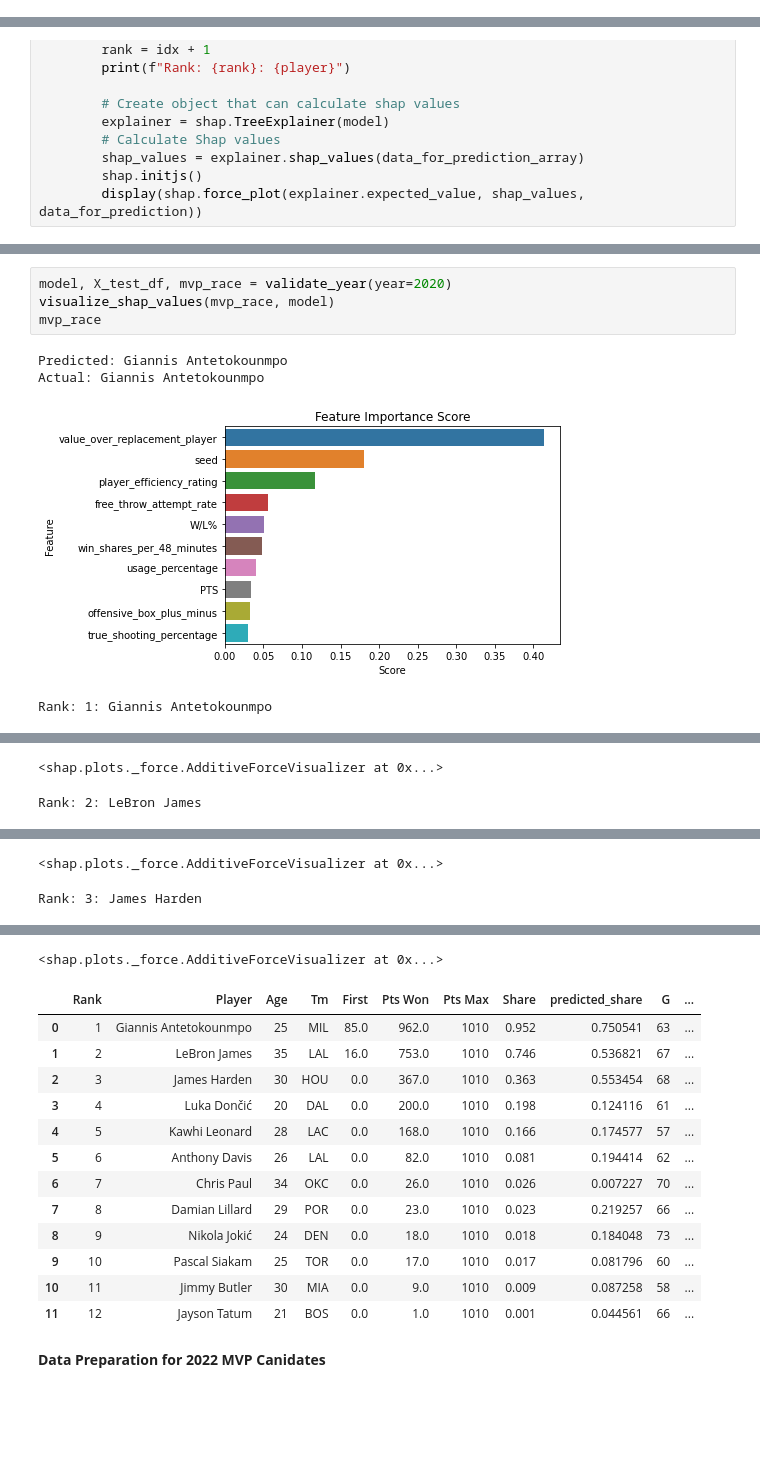
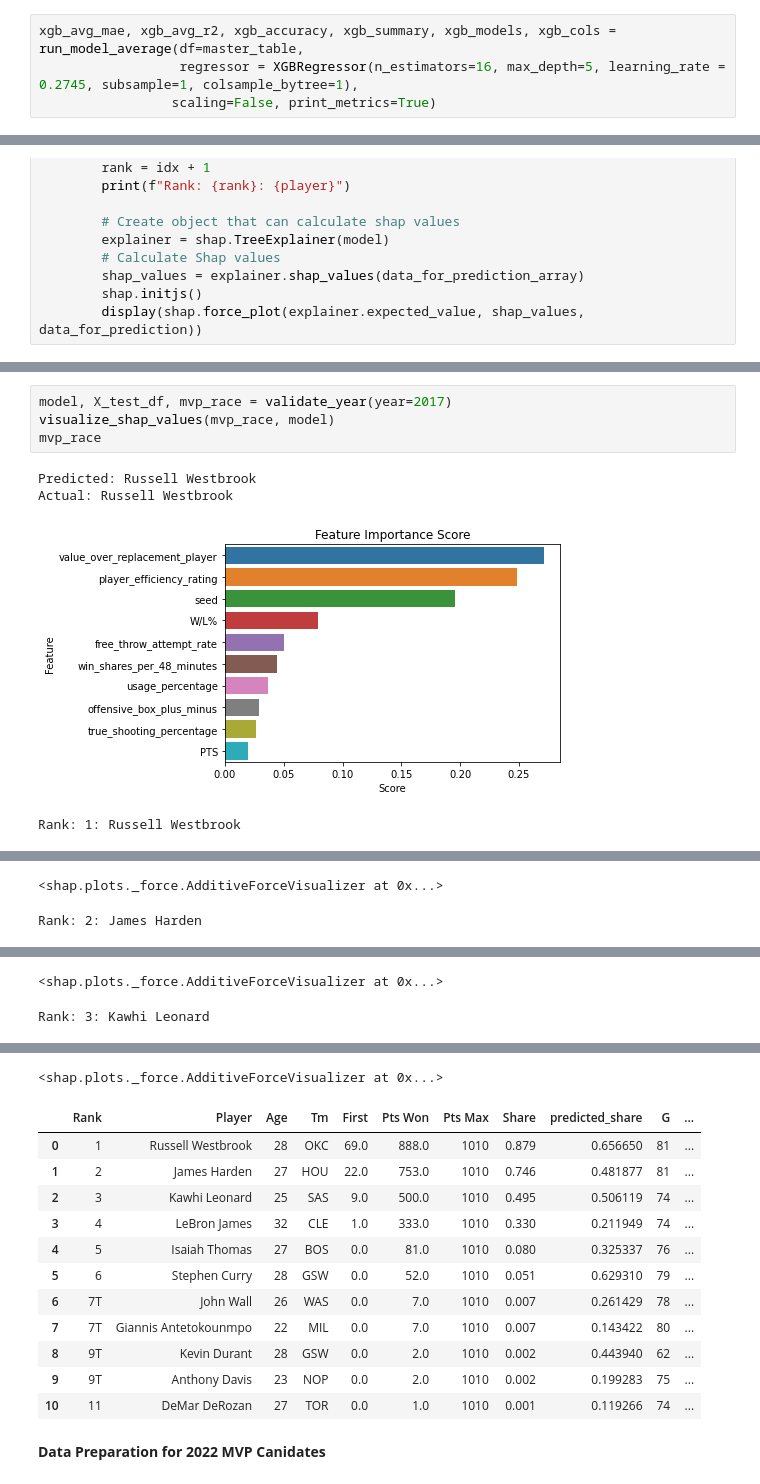
Before and after one commit to stephenakwaowo/NBA-MVP-Predictor-2023, a Jupyter notebook: MVP Predictor Model.ipynb, the cells around one changed output, grey strips where cells are left out. Cells and saved outputs as stored; diff of their text form; blank space fills up the shorter version.

Commit message:
MVP Predictor Model

```diff
--- a/MVP Predictor Model.ipynb
+++ b/MVP Predictor Model.ipynb
@@ -331,0 +387,4 @@ Prediction accuracy: 0.7619047619047619
+# %%
+xgb_avg_mae, xgb_avg_r2, xgb_accuracy, xgb_summary, xgb_models, xgb_cols = run_model_average(df=master_table,
+                  regressor = XGBRegressor(n_estimators=16, max_depth=5, learning_rate = 0.2745, subsample=1, colsample_bytree=1),
+                 scaling=False, print_metrics=True)
@@ -419,33 +483,32 @@ def visualize_shap_values(mvp_race, model):
 # %%
-model, X_test_df, mvp_race = validate_year(year=2020)
+model, X_test_df, mvp_race = validate_year(year=2017)
 visualize_shap_values(mvp_race, model)
 mvp_race
 # %% [output]
-Predicted: Giannis Antetokounmpo
-Actual: Giannis Antetokounmpo
+Predicted: Russell Westbrook
+Actual: Russell Westbrook
-[figure, old version]
+[figure, new version]
-Rank: 1: Giannis Antetokounmpo
+Rank: 1: Russell Westbrook
 [interactive output not drawn]
 <shap.plots._force.AdditiveForceVisualizer at 0x...>
-Rank: 2: LeBron James
+Rank: 2: James Harden
 [interactive output not drawn]
 <shap.plots._force.AdditiveForceVisualizer at 0x...>
-Rank: 3: James Harden
+Rank: 3: Kawhi Leonard
 [interactive output not drawn]
 <shap.plots._force.AdditiveForceVisualizer at 0x...>
 |  | Rank | Player | Age | Tm | First | Pts Won | Pts Max | Share | predicted_share | G | ... |
-| 0 | 1 | Giannis Antetokounmpo | 25 | MIL | 85.0 | 962.0 | 1010 | 0.952 | 0.750541 | 63 | ... |
-| 1 | 2 | LeBron James | 35 | LAL | 16.0 | 753.0 | 1010 | 0.746 | 0.536821 | 67 | ... |
-| 2 | 3 | James Harden | 30 | HOU | 0.0 | 367.0 | 1010 | 0.363 | 0.553454 | 68 | ... |
-| 3 | 4 | Luka Dončić | 20 | DAL | 0.0 | 200.0 | 1010 | 0.198 | 0.124116 | 61 | ... |
-| 4 | 5 | Kawhi Leonard | 28 | LAC | 0.0 | 168.0 | 1010 | 0.166 | 0.174577 | 57 | ... |
-| 5 | 6 | Anthony Davis | 26 | LAL | 0.0 | 82.0 | 1010 | 0.081 | 0.194414 | 62 | ... |
-| 6 | 7 | Chris Paul | 34 | OKC | 0.0 | 26.0 | 1010 | 0.026 | 0.007227 | 70 | ... |
-| 7 | 8 | Damian Lillard | 29 | POR | 0.0 | 23.0 | 1010 | 0.023 | 0.219257 | 66 | ... |
-| 8 | 9 | Nikola Jokić | 24 | DEN | 0.0 | 18.0 | 1010 | 0.018 | 0.184048 | 73 | ... |
-| 9 | 10 | Pascal Siakam | 25 | TOR | 0.0 | 17.0 | 1010 | 0.017 | 0.081796 | 60 | ... |
-| 10 | 11 | Jimmy Butler | 30 | MIA | 0.0 | 9.0 | 1010 | 0.009 | 0.087258 | 58 | ... |
-| 11 | 12 | Jayson Tatum | 21 | BOS | 0.0 | 1.0 | 1010 | 0.001 | 0.044561 | 66 | ... |
+| 0 | 1 | Russell Westbrook | 28 | OKC | 69.0 | 888.0 | 1010 | 0.879 | 0.656650 | 81 | ... |
+| 1 | 2 | James Harden | 27 | HOU | 22.0 | 753.0 | 1010 | 0.746 | 0.481877 | 81 | ... |
+| 2 | 3 | Kawhi Leonard | 25 | SAS | 9.0 | 500.0 | 1010 | 0.495 | 0.506119 | 74 | ... |
+| 3 | 4 | LeBron James | 32 | CLE | 1.0 | 333.0 | 1010 | 0.330 | 0.211949 | 74 | ... |
+| 4 | 5 | Isaiah Thomas | 27 | BOS | 0.0 | 81.0 | 1010 | 0.080 | 0.325337 | 76 | ... |
+| 5 | 6 | Stephen Curry | 28 | GSW | 0.0 | 52.0 | 1010 | 0.051 | 0.629310 | 79 | ... |
+| 6 | 7T | John Wall | 26 | WAS | 0.0 | 7.0 | 1010 | 0.007 | 0.261429 | 78 | ... |
+| 7 | 7T | Giannis Antetokounmpo | 22 | MIL | 0.0 | 7.0 | 1010 | 0.007 | 0.143422 | 80 | ... |
+| 8 | 9T | Kevin Durant | 28 | GSW | 0.0 | 2.0 | 1010 | 0.002 | 0.443940 | 62 | ... |
+| 9 | 9T | Anthony Davis | 23 | NOP | 0.0 | 2.0 | 1010 | 0.002 | 0.199283 | 75 | ... |
+| 10 | 11 | DeMar DeRozan | 27 | TOR | 0.0 | 1.0 | 1010 | 0.001 | 0.119266 | 74 | ... |
 # %% [markdown]
 **Data Preparation for 2022 MVP Canidates**
 # %%
```
Also changed, not shown: parts of 11 cells of this notebook.
